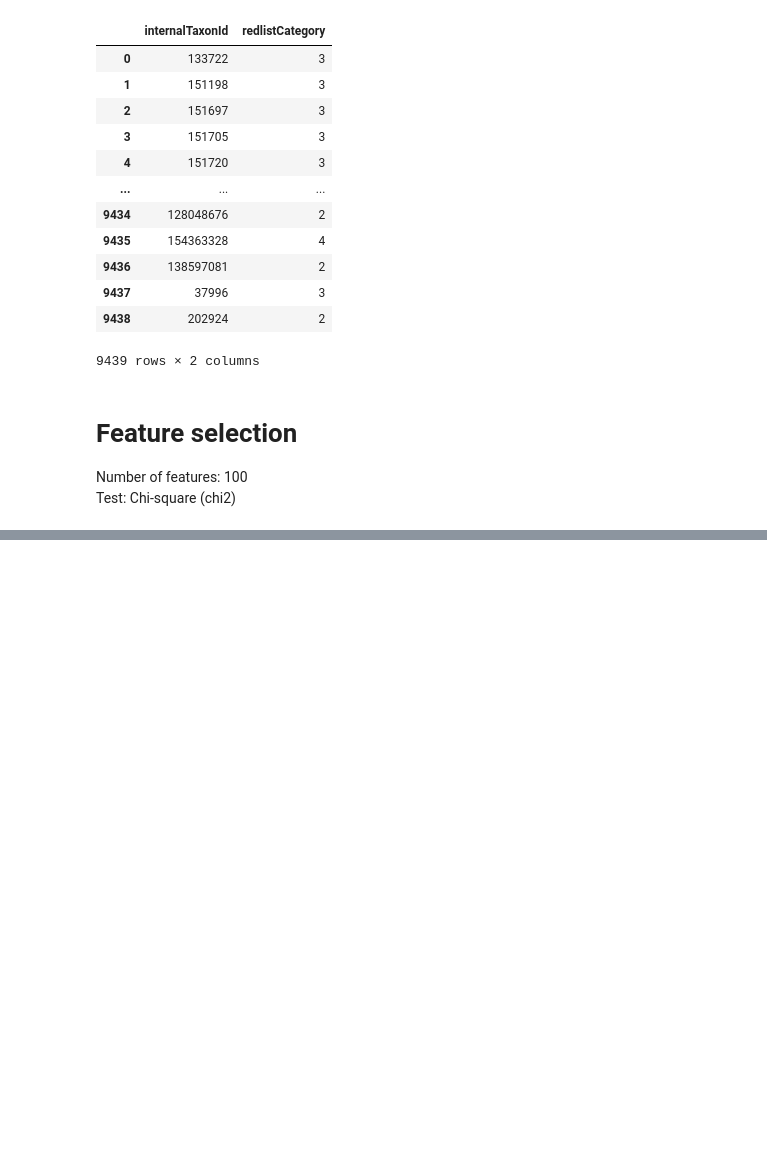
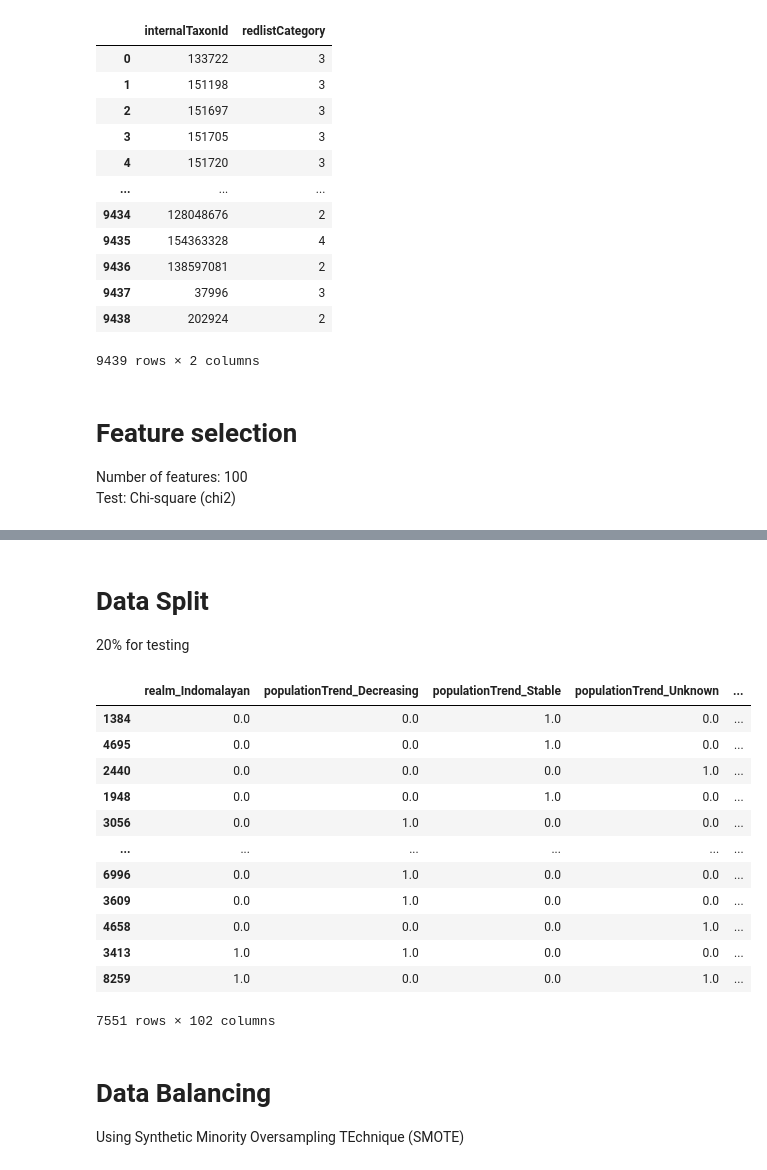
Before and after one commit to KristineNunez/HalamaNN, a Jupyter notebook: Preprocessing.ipynb, the cells around one changed output, grey strips where cells are left out. Saved outputs shown, nothing was run; the diff lists cells and outputs as text; code cells hidden in the pictures; blank space fills up the shorter version.

```diff
--- a/Preprocessing.ipynb
+++ b/Preprocessing.ipynb
@@ -386,0 +406,25 @@ X_preprocessed_dropna_100features.to_csv("X_preprocessed_dropna_100features.csv"
+# %% [markdown]
+# Data Split
+20% for testing
+# %%
+
+X_unsplit = X_preprocessed_dropna_100features.merge(y_preprocessed_dropna, how="left", on="internalTaxonId", suffixes=(None, "_redlistCategory"))
+X_train, X_test = train_test_split(X_unsplit, test_size=0.2)
+X_train
+# %% [output]
+|  | realm_Indomalayan | populationTrend_Decreasing | populationTrend_Stable | populationTrend_Unknown | ... |
+| 1384 | 0.0 | 0.0 | 1.0 | 0.0 | ... |
+| 4695 | 0.0 | 0.0 | 1.0 | 0.0 | ... |
+| 2440 | 0.0 | 0.0 | 0.0 | 1.0 | ... |
+| 1948 | 0.0 | 0.0 | 1.0 | 0.0 | ... |
+| 3056 | 0.0 | 1.0 | 0.0 | 0.0 | ... |
+| ... | ... | ... | ... | ... | ... |
+| 6996 | 0.0 | 1.0 | 0.0 | 0.0 | ... |
+| 3609 | 0.0 | 1.0 | 0.0 | 0.0 | ... |
+| 4658 | 0.0 | 0.0 | 0.0 | 1.0 | ... |
+| 3413 | 1.0 | 1.0 | 0.0 | 0.0 | ... |
+| 8259 | 1.0 | 0.0 | 0.0 | 1.0 | ... |
+7551 rows × 102 columns
+# %% [markdown]
+# Data Balancing
+Using Synthetic Minority Oversampling TEchnique (SMOTE)
```
Also changed, not shown: parts of 7 cells of this notebook.
